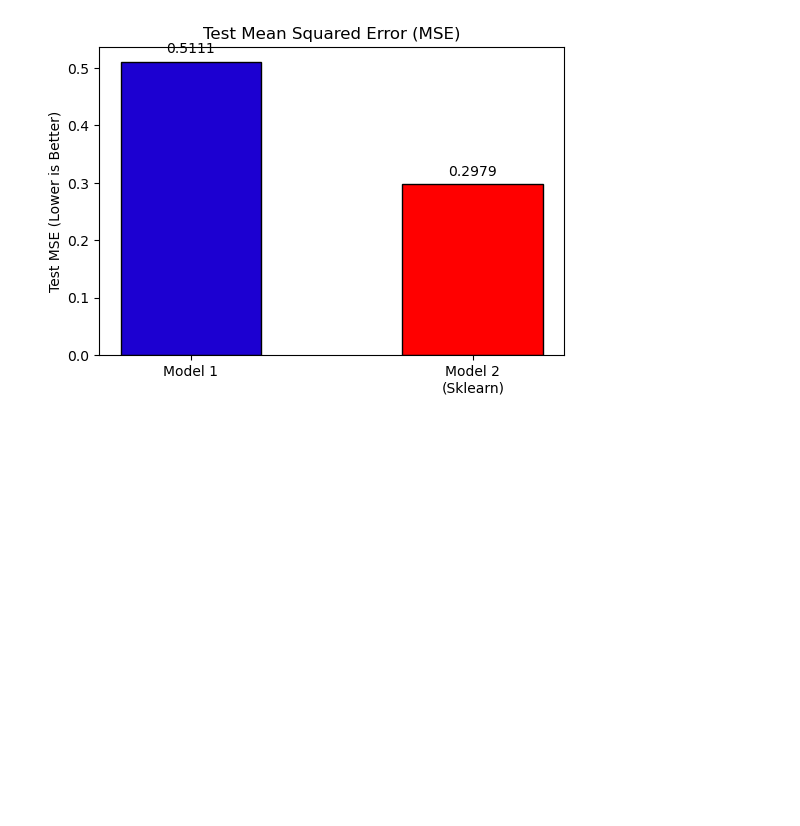
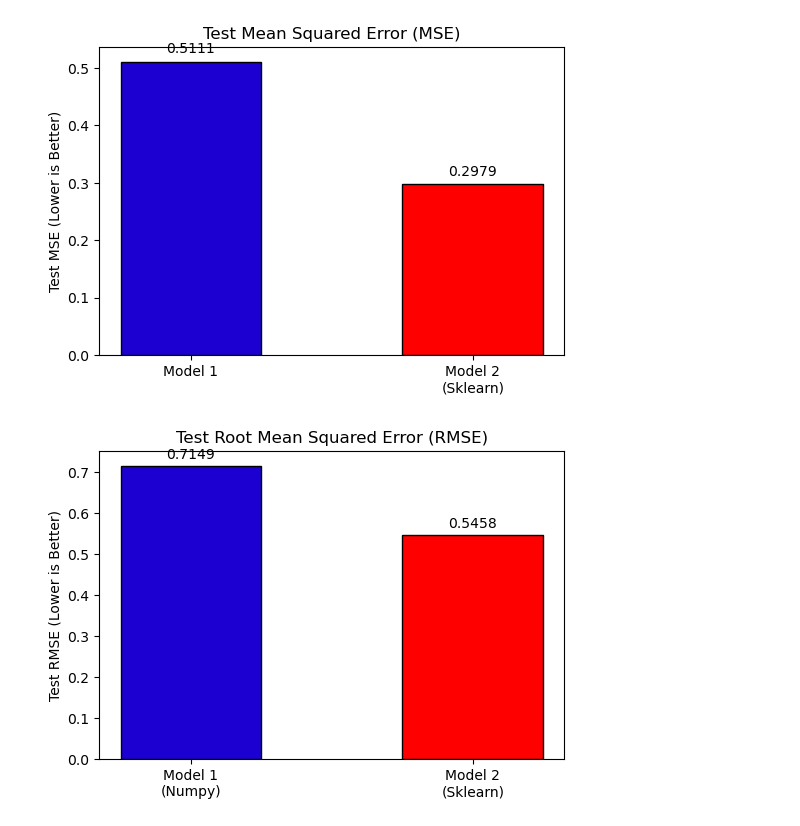
Before and after one commit to pyWill8/House-Price-Prediction-Using-Neural-Networks, a Jupyter notebook: model_comparison_1.ipynb, the cells around one changed output. Cells and saved outputs as stored; diff of their text form; code cells hidden in the pictures; blank space fills up the shorter version.

```diff
--- a/model_comparison_1.ipynb
+++ b/model_comparison_1.ipynb
@@ -65,3 +67,23 @@ plt.show()
 Training Model 2 (Sklearn MLPRegressor)...
 Model 2 ran Final Test MSE: 0.2979
 [figure]
+# %%
+m1_standard_rmse = np.sqrt(m1_standard_mse)
+m2_standard_rmse = np.sqrt(m2_standard_mse)
+
+fig, axs = plt.subplots(1, 1, figsize=(6, 4))
+
+bars = axs.bar(['Model 1\n(Numpy)', 'Model 2\n(Sklearn)'],
+               [m1_standard_rmse, m2_standard_rmse],
+               color=["#1C00D1", "#FF0000"], edgecolor='black', width=0.5)
+
+axs.set_title('Test Root Mean Squared Error (RMSE)', fontsize=12)
+axs.set_ylabel('Test RMSE (Lower is Better)')
+
+for bar in bars:
+    axs.text(bar.get_x() + bar.get_width()/2, bar.get_height() + 0.01,
+             f'{bar.get_height():.4f}', ha='center', va='bottom',)
+
+plt.show()
+# %% [output]
+[figure, added]
```
Also changed, not shown: parts of 4 cells of this notebook.
